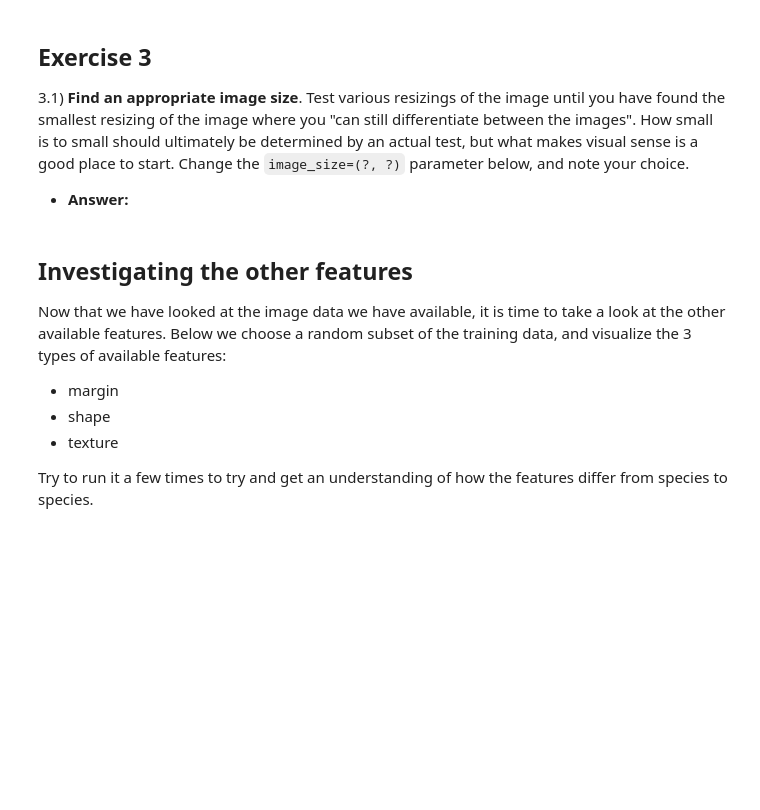
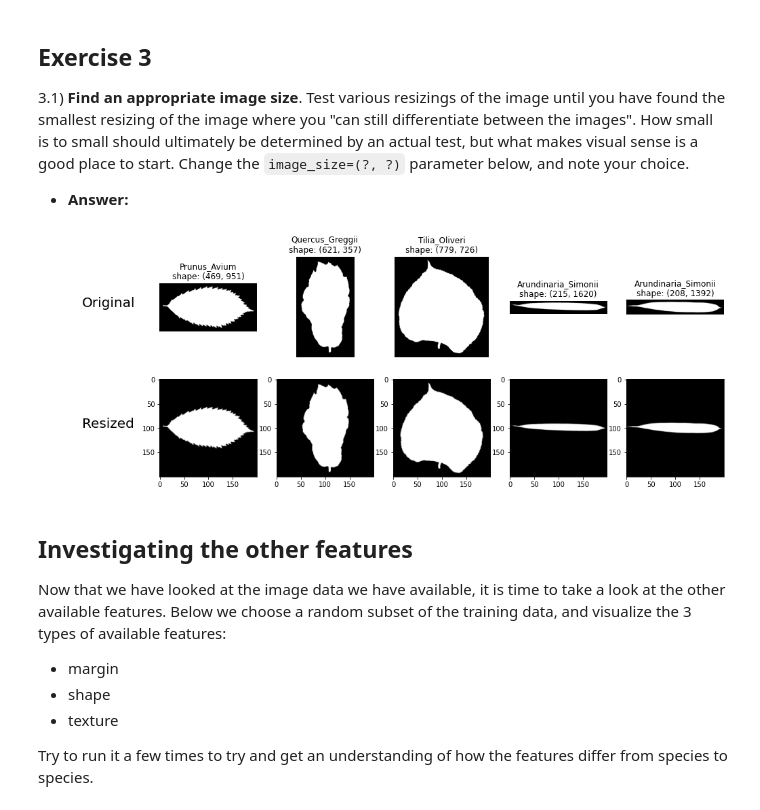
Before and after one commit to pearlww/02456-deep-learning-with-PyTorch, a Jupyter notebook: 6_Mini_Project/6.1-EXE-Kaggle-Leaf-Challenge.ipynb, the cells around one changed output. Cells and saved outputs as stored; diff of their text form; code cells hidden in the pictures; blank space fills up the shorter version.

```diff
--- a/6_Mini_Project/6.1-EXE-Kaggle-Leaf-Challenge.ipynb
+++ b/6_Mini_Project/6.1-EXE-Kaggle-Leaf-Challenge.ipynb
@@ -167,7 +224,7 @@ Change the `image_size=(?, ?)` parameter below, and note your choice.
  * **Answer:**
 # %%
 ## Image pre-processing
-image_size = (?, ?)  # <-- YOUR CODE HERE
+image_size = (200, 200)  # <-- YOUR CODE HERE
 
 # Amount of images
 amount = 5
@@ -177,33 +234,35 @@ image_sample = np.random.choice(train_images, amount)
 fig = plt.figure(figsize=(18, 6))
 
 # Save original images in the figure
 ax = plt.subplot(2, amount + 1, 1)
 txt = ax.text(0.4, 0.5, 'Original', fontsize=20)
 txt.set_clip_on(False)
 plt.axis('off')
 for i, path in enumerate(image_sample):
     plt.subplot(2, amount + 1, i + 2)
     image = imread(path, as_gray=True)
     plt.imshow(image, cmap='gray')
     _id = int(path.split('/')[-1].split('.')[0])
     plt.title("{0}\nshape: {1}".format(train[train.id == _id].species.values[0], image.shape))
     plt.axis('off')
 
 # Save resized images in the figure
 ax = plt.subplot(2, amount + 1, len(image_sample) + 2)
 txt = ax.text(0.4, 0.5, 'Resized', fontsize=20)
 txt.set_clip_on(False)
 plt.axis('off')
 for i, path in enumerate(image_sample):
     i += len(image_sample) + 3
     plt.subplot(2, amount + 1, i)
     image = imread(path, as_gray=True)
     image = data_utils.pad2square(image)  # Make the image square
     image = resize(image, output_shape=image_size, mode='reflect', anti_aliasing=True)  # resizes the image
     plt.imshow(image, cmap='gray')
 
 # Show plot
 plt.show()
+# %% [output]
+[figure, added]
 # %% [markdown]
 ## Investigating the other features
 
```
Also changed, not shown: parts of 31 cells of this notebook, 8 other files.
